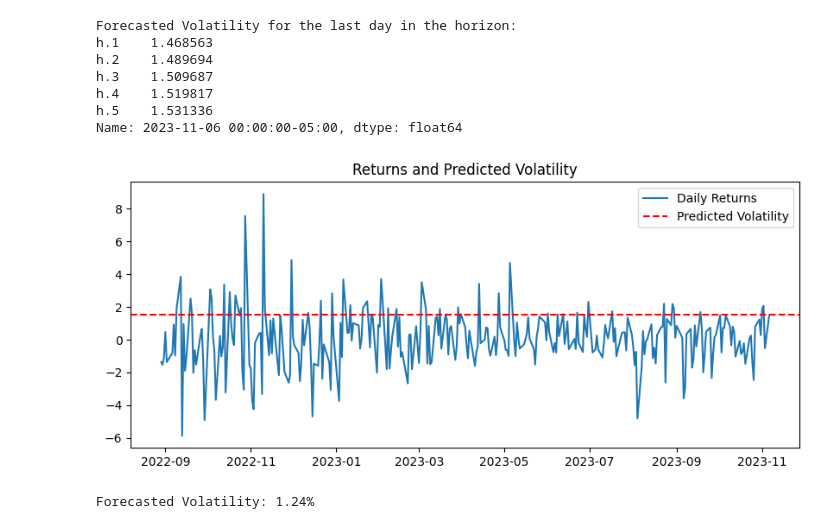
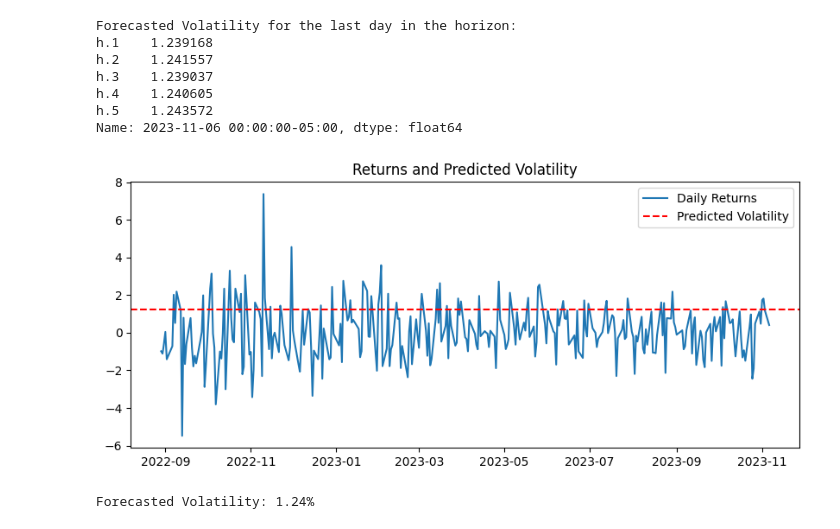
Before and after one commit to greedydurian/hmm, a Jupyter notebook: vol_tracker.ipynb, the cells around one changed output. Drawn from its saved outputs; the diff is of its cells as text; code cells hidden in the pictures.

```diff
--- a/vol_tracker.ipynb
+++ b/vol_tracker.ipynb
@@ -7,7 +7,7 @@ import matplotlib.pyplot as plt
 import datetime
 
 # Download historical data for a stock
-tickerSymbol = 'AAPL'
+tickerSymbol = 'qqq'
 data = yf.Ticker(tickerSymbol)
 data = data.history(period='1d', start='2013-1-1', end='2023-11-07')
 
@@ -33,39 +33,39 @@ try:
     # Forecast the volatility for the next 5 days
     forecasts = garch_fit.forecast(horizon=5, method='simulation')
 
     # Get the last day forecast
     last_day_forecast = forecasts.variance.iloc[-1]**0.5  # square root of variance
 
     # Ensure that we have finite values
     if np.all(np.isfinite(last_day_forecast)):
 
         # Print the forecasted volatility
         print("Forecasted Volatility for the last day in the horizon:")
         print(last_day_forecast)
 
         # Plot the last 100 days of returns and the forecasted volatility level
         plt.figure(figsize=(10, 4))
         plt.plot(data.index[-300:], data['returns'][-300:], label='Daily Returns')
         plt.title('Returns and Predicted Volatility')
 
         # Plot a horizontal line for the predicted volatility on the last day
         plt.axhline(y=last_day_forecast.values[-1], color='r', linestyle='--', label='Predicted Volatility')
         plt.legend()
         plt.show()
     else:
         print("The forecasted volatility contains non-finite values and cannot be plotted.")
 
 except Exception as e:
     print(f"An error occurred: {e}")
 # %% [output]
 Forecasted Volatility for the last day in the horizon:
-h.1    1.468563
-h.2    1.489694
-h.3    1.509687
-h.4    1.519817
-h.5    1.531336
+h.1    1.239168
+h.2    1.241557
+h.3    1.239037
+h.4    1.240605
+h.5    1.243572
 Name: 2023-11-06 00:00:00-05:00, dtype: float64
-[figure, old version]
+[figure, new version]
 # %%
 import matplotlib.pyplot as plt
 import yfinance as yf
```
Also changed, not shown: parts of 1 cell of this notebook, 2 other files.
